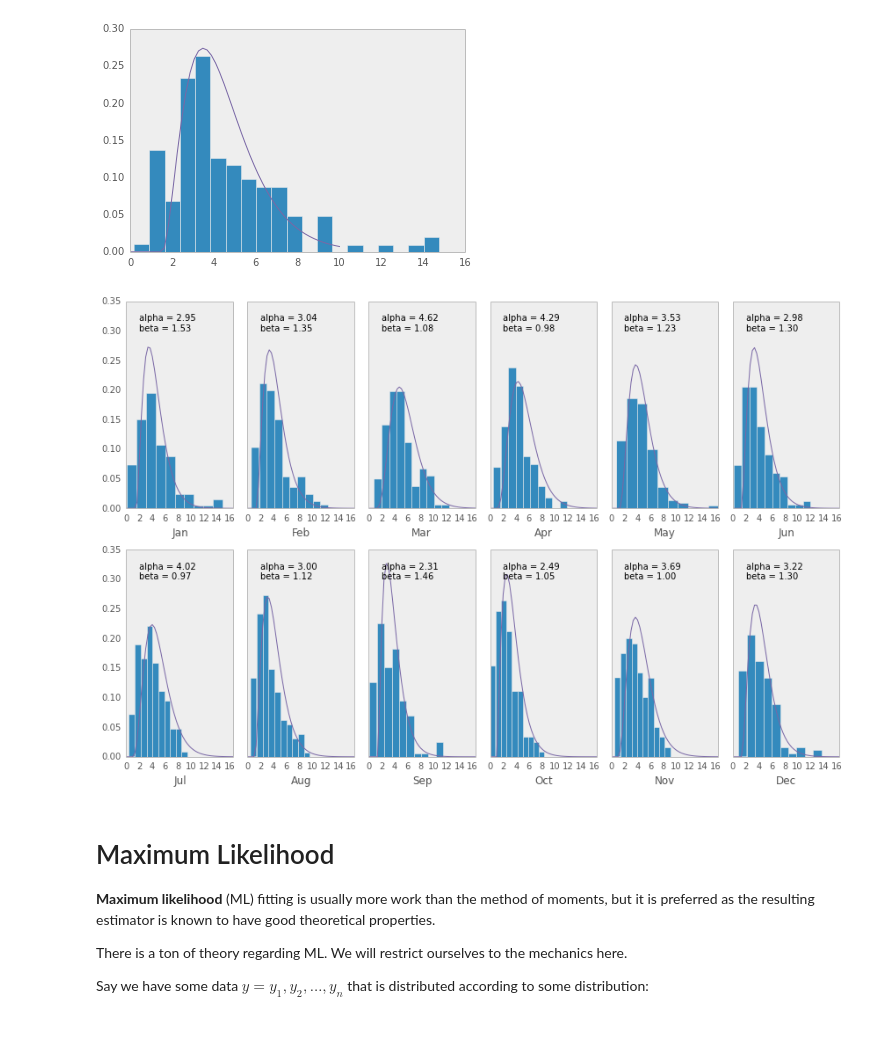
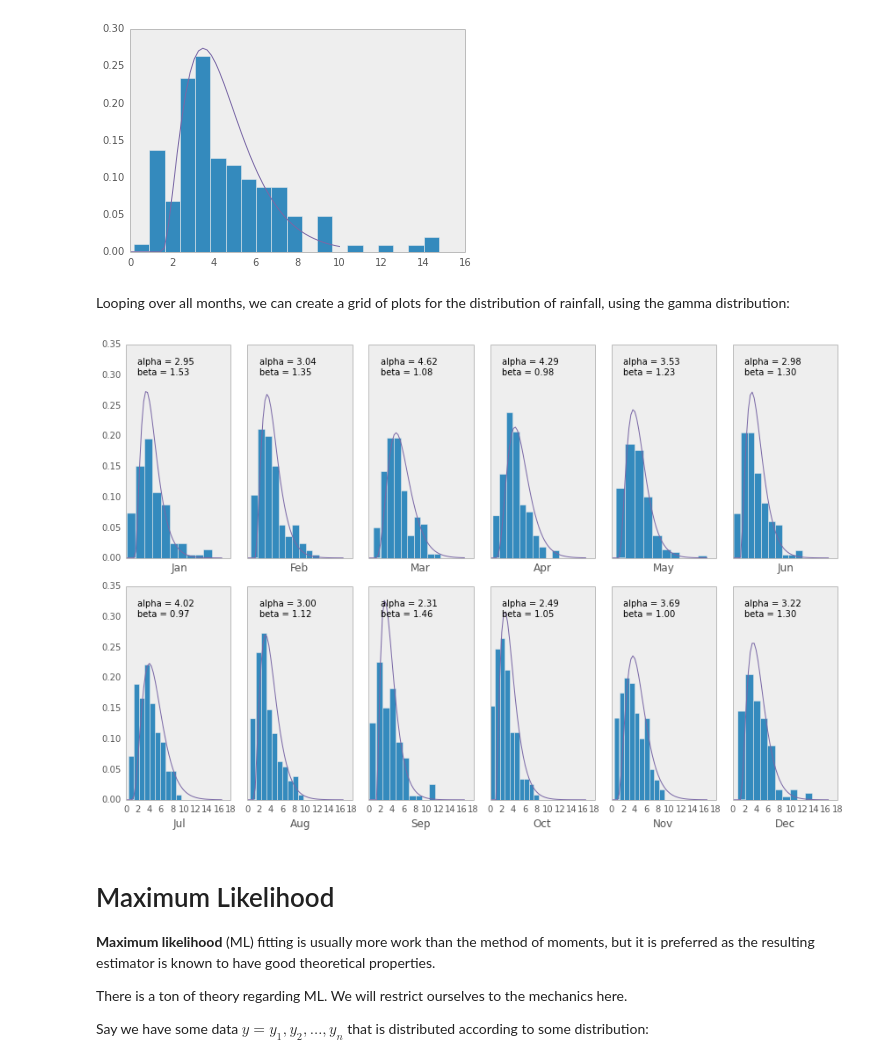
Before and after one commit to fonnesbeck/statistical-analysis-python-tutorial, a Jupyter notebook: 4. Statistical Data Modeling.ipynb, the cells around one changed output. Cells and saved outputs as stored; diff of their text form; code cells hidden in the pictures; blank space fills up the shorter version.

```diff
--- a/4. Statistical Data Modeling.ipynb
+++ b/4. Statistical Data Modeling.ipynb
@@ -144,3 +148,3 @@ dtype: float64
 # %%
-alphas = precip_mean ** 2 / precip_var
-betas = precip_var / precip_mean
+alpha_mom = precip_mean ** 2 / precip_var
+beta_mom = precip_var / precip_mean
@@ -152,22 +178,33 @@ plot(linspace(0, 10), gamma.pdf(linspace(0, 10), alphas[0], betas[0]))
 # %% [output]
 [<matplotlib.lines.Line2D at 0x...>]
 [figure]
+# %% [markdown]
+Looping over all months, we can create a grid of plots for the distribution of rainfall, using the gamma distribution:
 # %%
-fig, axes = plt.subplots(nrows=2, ncols=6, figsize=(12, 8), sharey=True)
+fig, axes = plt.subplots(nrows=2, ncols=6, figsize=(12, 8), sharey=True, sharex=True)
 for j,var in enumerate(precip.columns):
     i,k = 0,j
     if j>5:
+        # 2nd row
         i,k = 1,j-6
+
+    # Plot histogram
     precip[var].hist(ax=axes[i,k], normed=True, bins=10, grid=False)
+
+    # Plot gamma distribution
     x = linspace(0, precip.max().max())
-    axes[i,k].plot(x, gamma.pdf(x, alphas[j], betas[j]))
+    axes[i,k].plot(x, gamma.pdf(x, alpha_mom[j], beta_mom[j]))
+
+    # Customize x-axis
     axes[i,k].set_xlabel(var)
-    axes[i,k].set_xlim(0, precip.max().max())
-    label = 'alpha = {0:.2f}\nbeta = {1:.2f}'.format(alphas[j], betas[j])
+
+    # Annotate with parameter estimates
+    label = 'alpha = {0:.2f}\nbeta = {1:.2f}'.format(alpha_mom[j], beta_mom[j])
     axes[i,k].annotate(label, xy=(2, 0.3))
+
 tight_layout()
 # %% [output]
-[figure, old version]
+[figure, new version]
 # %% [markdown]
 Maximum Likelihood
 ==================
```
Also changed, not shown: parts of 81 cells of this notebook.
